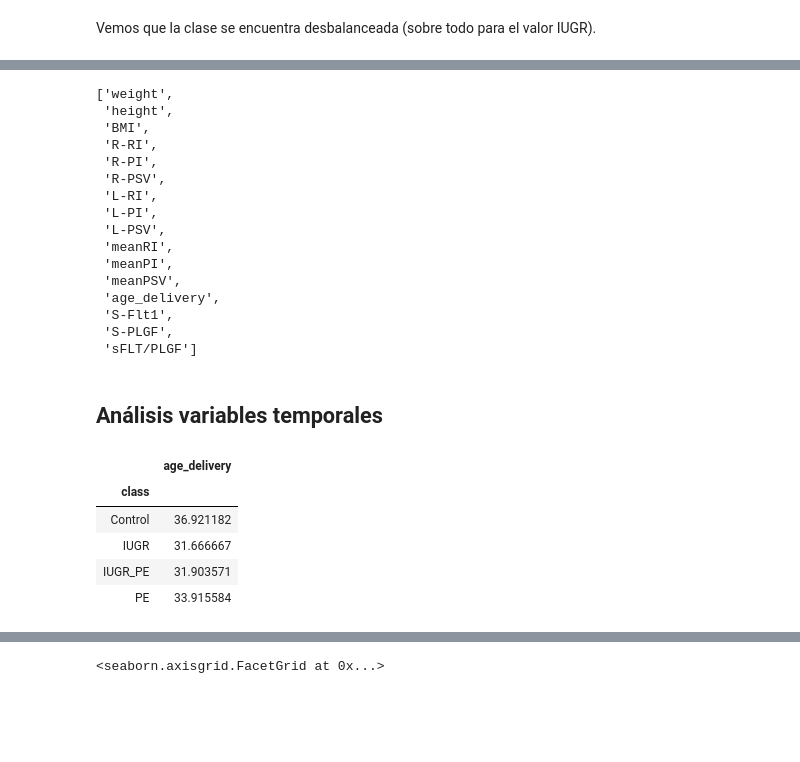
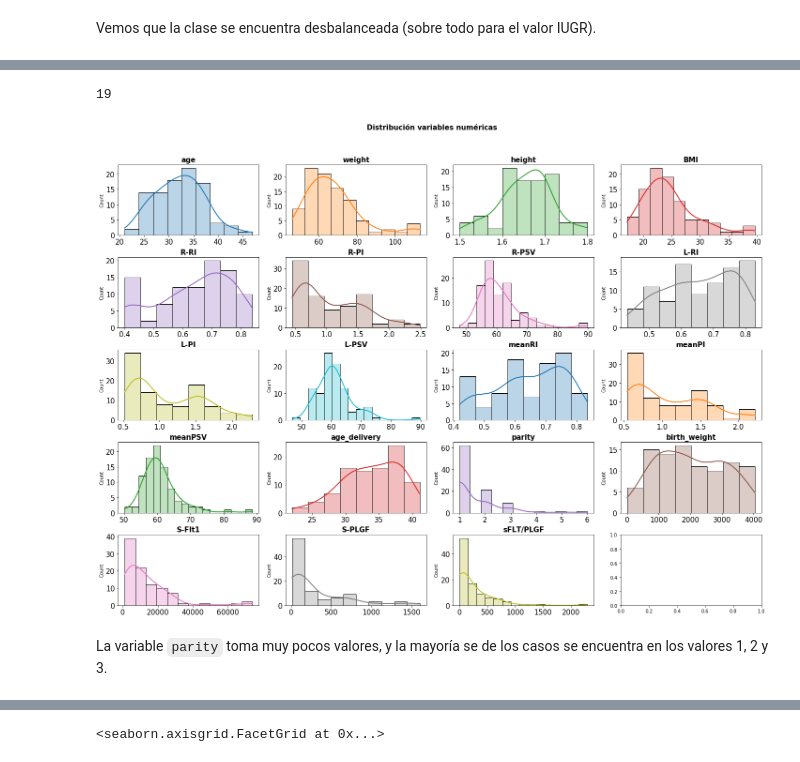
Before and after one commit to lolagj/TFM-Modelo-Riesgos-Embarazadas, a Jupyter notebook: Análisis exploratorio.ipynb, the cells around one changed output, grey strips where cells are left out. Cells and saved outputs as stored; diff of their text form; code cells hidden in the pictures; blank space fills up the shorter version.

```diff
--- a/Análisis exploratorio.ipynb
+++ b/Análisis exploratorio.ipynb
@@ -256,33 +317,33 @@ data["S-Flt1"]= data["S-Flt1"].astype(float)
-# %%
-cont_vars = [var for var in data.columns if data[var].dtype == 'float64']
-cont_vars
-# %% [output]
-['weight',
- 'height',
- 'BMI',
- 'R-RI',
- 'R-PI',
- 'R-PSV',
- 'L-RI',
- 'L-PI',
- 'L-PSV',
- 'meanRI',
- 'meanPI',
- 'meanPSV',
- 'age_delivery',
- 'S-Flt1',
- 'S-PLGF',
- 'sFLT/PLGF']
-# %% [markdown]
-## Análisis variables temporales
-# %%
-aux= data[["class", 'age_delivery']]
-aux
-aux.groupby("class").mean()
-# %% [output]
-|  | age_delivery |
-| class |  |
-| Control | 36.921182 |
-| IUGR | 31.666667 |
-| IUGR_PE | 31.903571 |
-| PE | 33.915584 |
+# %%
+columnas_numeric = data.select_dtypes(include=['float64', 'int64']).columns
+len(columnas_numeric)
+# %% [output]
+19
+# %%
+fig, axes = plt.subplots(nrows=5, ncols=4, figsize=(20, 15))
+axes = axes.flat
+columnas_numeric = data.select_dtypes(include=['float64', 'int64']).columns
+
+for i, colum in enumerate(columnas_numeric):
+    sns.histplot(
+        data    = data,
+        x       = colum,
+        stat    = "count",
+        kde     = True,
+        color   = (list(plt.rcParams['axes.prop_cycle'])*2)[i]["color"],
+        line_kws= {'linewidth': 2},
+        alpha   = 0.3,
+        ax      = axes[i]
+    )
+    axes[i].set_title(colum, fontsize = 15, fontweight = "bold")
+    axes[i].tick_params(labelsize = 15)
+    axes[i].set_xlabel("")
+
+
+fig.tight_layout()
+plt.subplots_adjust(top = 0.9)
+fig.suptitle('Distribución variables numéricas', fontsize = 15, fontweight = "bold");
+# %% [output]
+[figure, added]
+# %% [markdown]
+La variable <code>parity</code> toma muy pocos valores, y la mayoría se de los casos se encuentra en los valores 1, 2 y 3.
```
Also changed, not shown: parts of 73 cells of this notebook.
